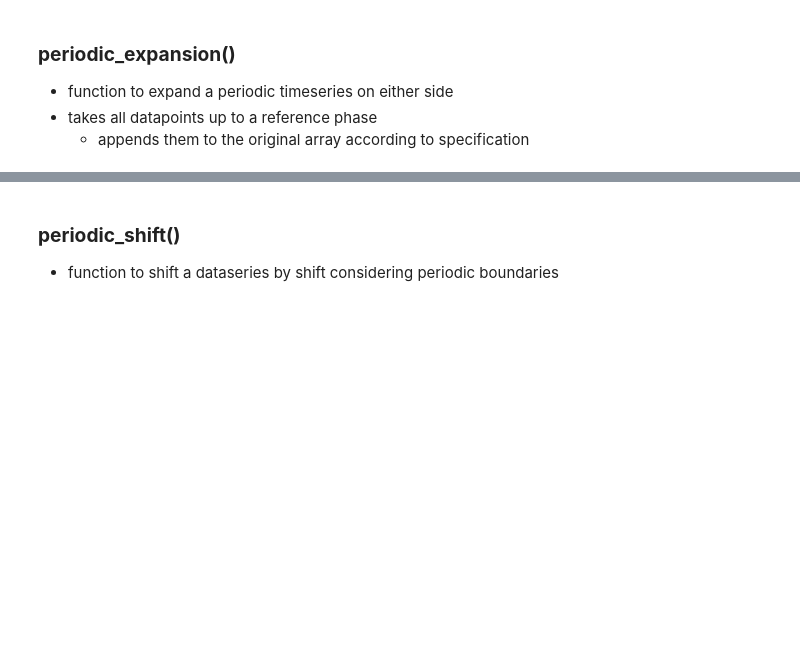
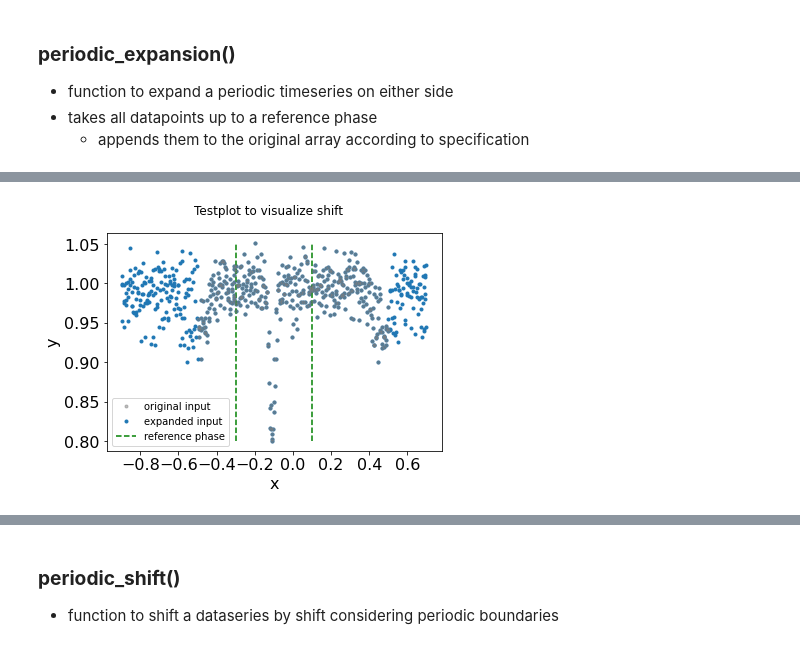
Before and after one commit to TheRedElement/astroLuSt, a Jupyter notebook: astroLuSt_example_usage.ipynb, the cells around one changed output, grey strips where cells are left out. Cells and saved outputs as stored; diff of their text form; code cells hidden in the pictures; blank space fills up the shorter version.

Commit message:
added option to append to both ends in periodic_expansion(); updated example_usage.ipynb accordingly

```diff
--- a/astroLuSt_example_usage.ipynb
+++ b/astroLuSt_example_usage.ipynb
@@ -638,0 +639,7 @@ expanded_phases, expanded_fluxes = ald.Data_LuSt.periodic_expansion(phases=phase
+# %%
+#append to both ends
+expanded_phases, expanded_fluxes = ald.Data_LuSt.periodic_expansion(phases=phases, fluxes=fluxes,
+                                                                    phase_ref=np.array([-0.3, 0.1]), minmax="both",
+                                                                    testplot=True, timeit=True
+                                                                   )
+# %% [output]
@@ -638,0 +647 @@ expanded_phases, expanded_fluxes = ald.Data_LuSt.periodic_expansion(phases=phase
+[figure, added]
```
Also changed, not shown: parts of 6 cells of this notebook, 1 other file.
